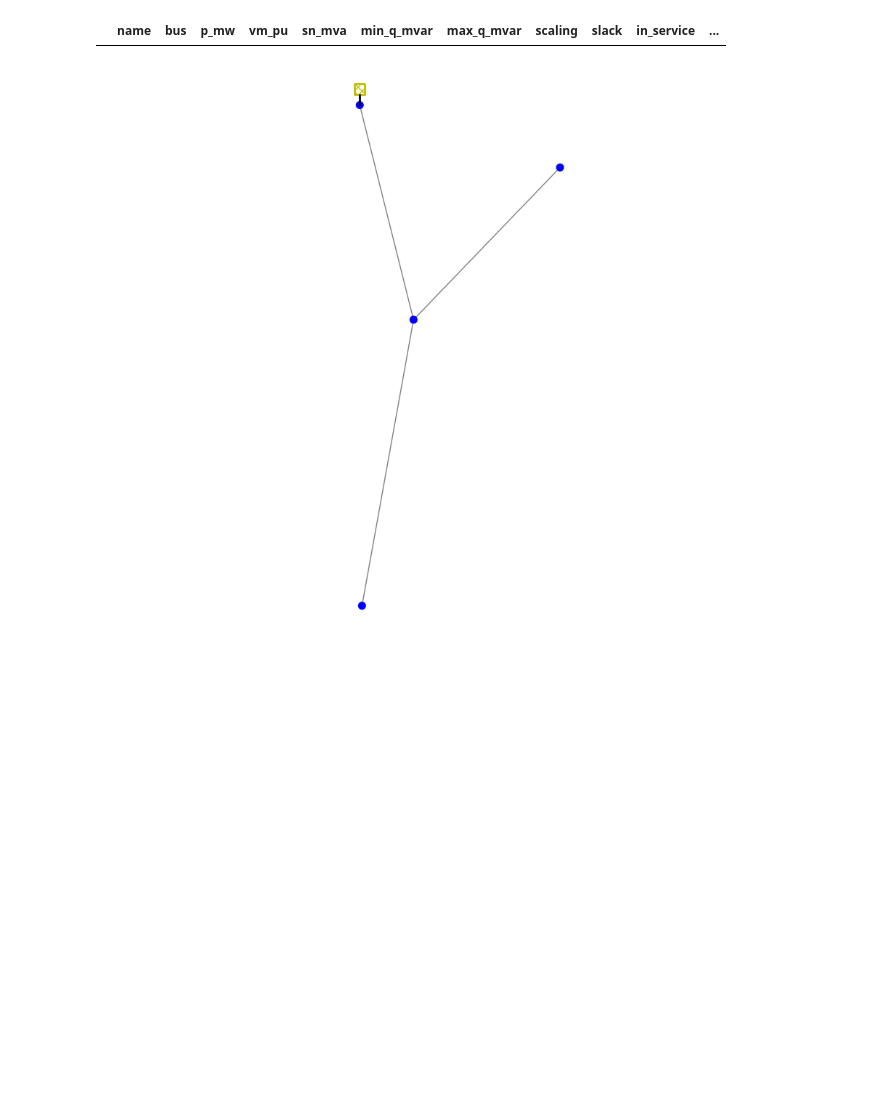
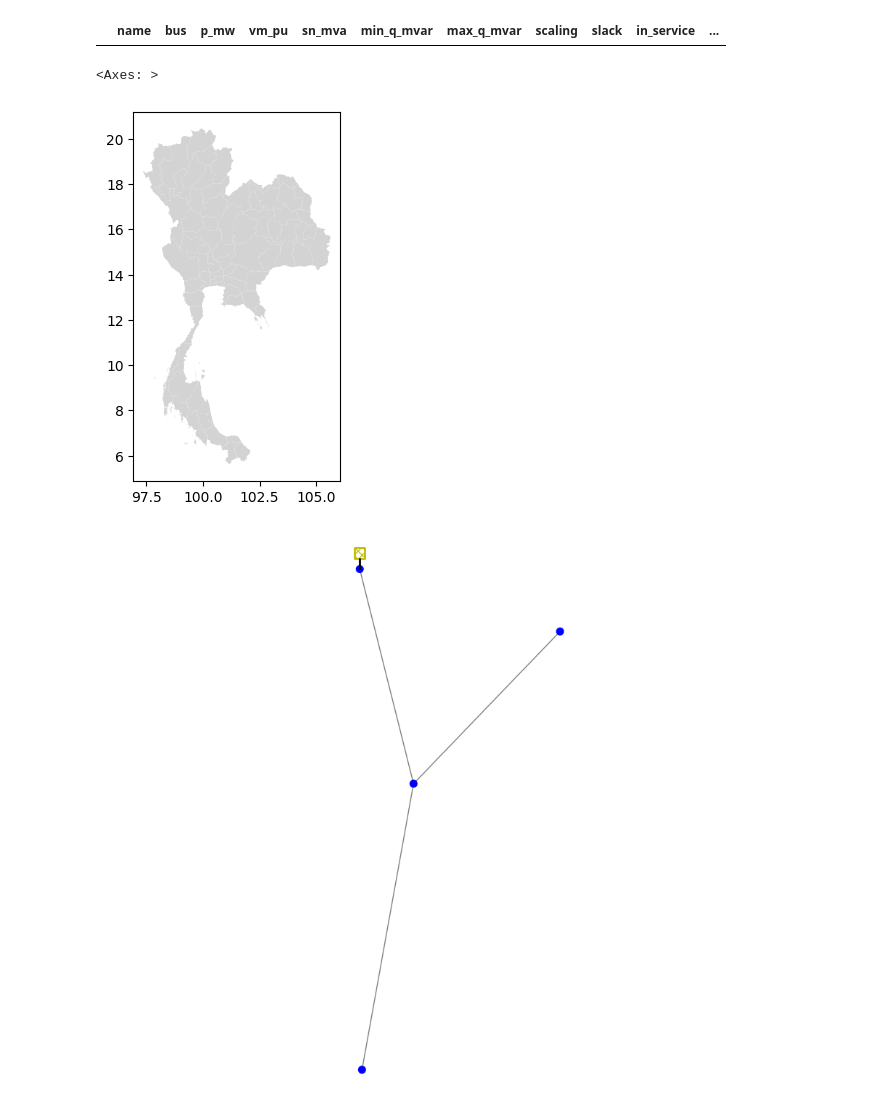
Before and after one commit to williamrodz/Thai-PandaPower, a Jupyter notebook: ThaiEnergyFlow.ipynb, the cells around one changed output. Drawn from its saved outputs; the diff is of its cells as text; code cells hidden in the pictures; blank space fills up the shorter version.

Commit message:
Thailand on background of flow

```diff
--- a/ThaiEnergyFlow.ipynb
+++ b/ThaiEnergyFlow.ipynb
@@ -163,6 +166,12 @@ net.gen
 # pfe_kw = 3.2
 # i0_percent = 0.06
 # pp.create_transformer_from_parameters(net, hv_bus=hv_bus, lv_bus=lv_bus, sn_mva=sn_mva, vn_hv_kv=vn_hv_kv, vn_lv_kv=vn_lv_kv, vkr_percent=vkr_percent, vk_percent=vk_percent, pfe_kw=pfe_kw, i0_percent=i0_percent)
+# %%
+thailand = gpd.read_file('thai.shp')
+thailand.plot(ax=plt.gca(), color='lightgrey')
+# %% [output]
+<Axes: >
+[figure, added]
 # %%
 pp.plotting.simple_plot(net)
 # %% [output]
```
Also changed, not shown: parts of 14 cells of this notebook, 3 other files.
